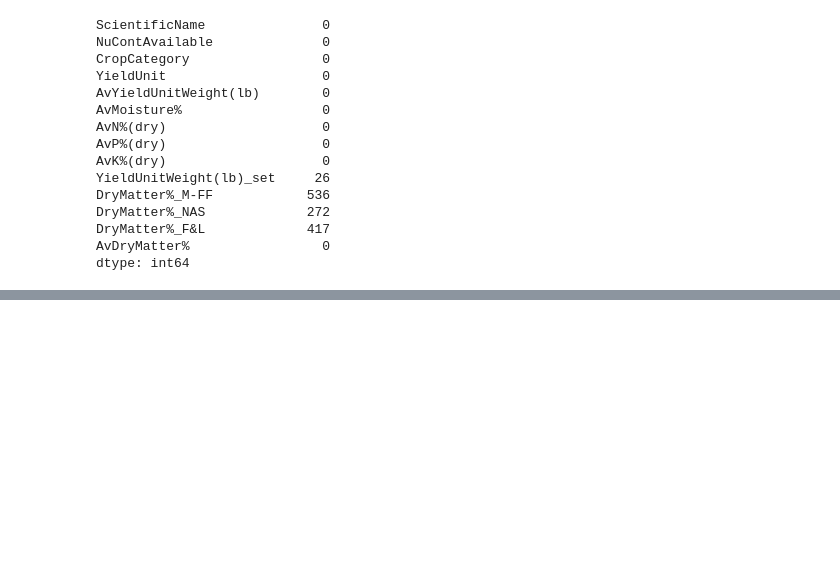
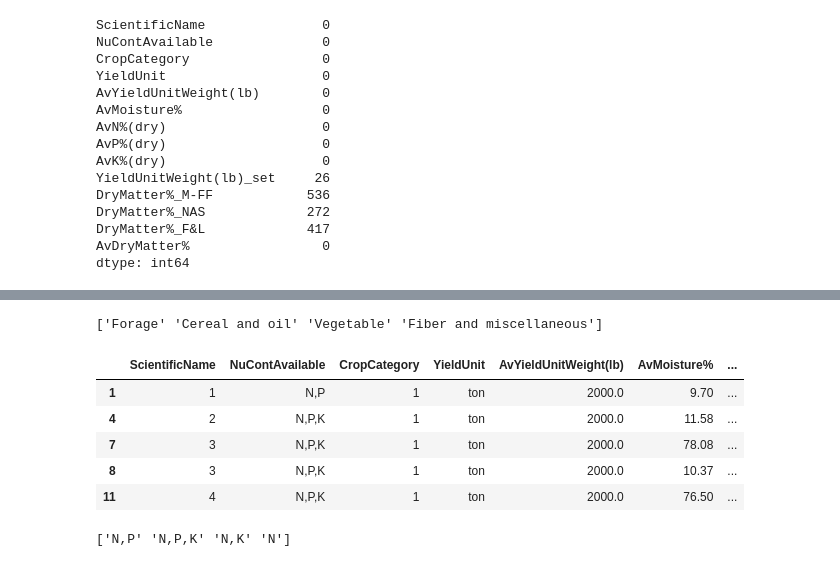
Before and after one commit to LaRola-vg/ProyectoSimulacion, a Jupyter notebook: PROYECTO DE SIMULACIÓN.ipynb, the cells around one changed output, grey strips where cells are left out. Saved outputs shown, nothing was run; the diff lists cells and outputs as text; code cells hidden in the pictures; blank space fills up the shorter version.

```diff
--- a/PROYECTO DE SIMULACIÓN.ipynb
+++ b/PROYECTO DE SIMULACIÓN.ipynb
@@ -100,0 +227,28 @@ dtype: int64
+# %%
+print(dt["CropCategory"].unique())
+
+dt["CropCategory"] = dt["CropCategory"].replace({
+    'Forage':1,
+    'Cereal and oil':2,
+    'Vegetable':3,
+    'Fiber and miscellaneous':4
+})
+dt.head()
+# %% [output]
+['Forage' 'Cereal and oil' 'Vegetable' 'Fiber and miscellaneous']
+|  | ScientificName | NuContAvailable | CropCategory | YieldUnit | AvYieldUnitWeight(lb) | AvMoisture% | ... |
+| 1 | 1 | N,P | 1 | ton | 2000.0 | 9.70 | ... |
+| 4 | 2 | N,P,K | 1 | ton | 2000.0 | 11.58 | ... |
+| 7 | 3 | N,P,K | 1 | ton | 2000.0 | 78.08 | ... |
+| 8 | 3 | N,P,K | 1 | ton | 2000.0 | 10.37 | ... |
+| 11 | 4 | N,P,K | 1 | ton | 2000.0 | 76.50 | ... |
+# %%
+print(dt["NuContAvailable"].unique())
+dt["NuContAvailable"] = dt["NuContAvailable"].replace({
+    'N,P':1,
+    'N,P,K':2,
+    'N,K':3,
+    'N':4
+})
+# %% [output]
+['N,P' 'N,P,K' 'N,K' 'N']
```
Also changed, not shown: parts of 15 cells of this notebook.
